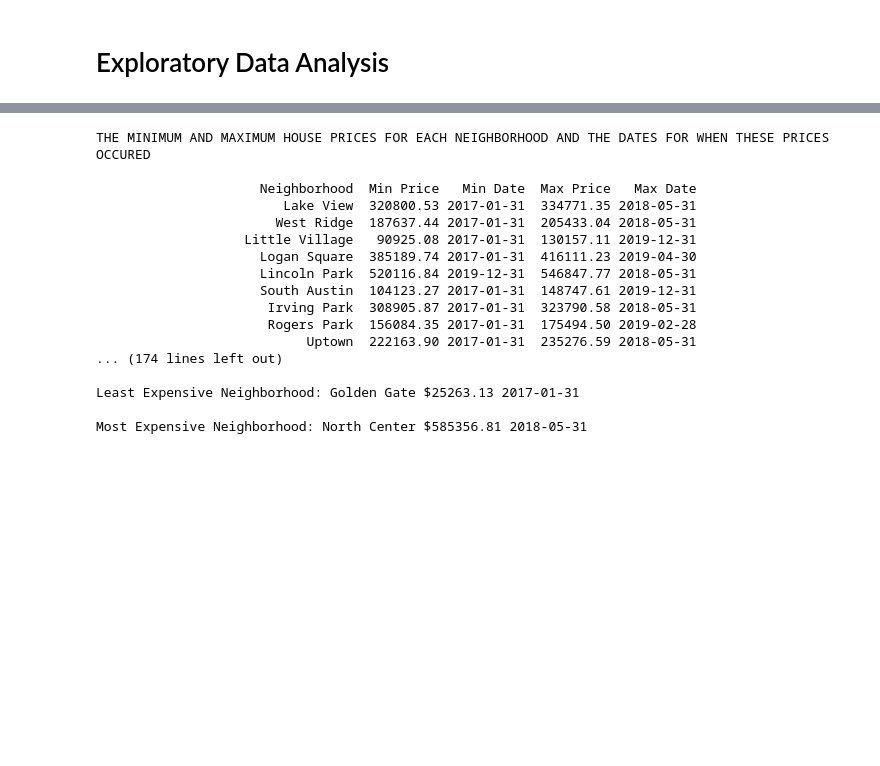
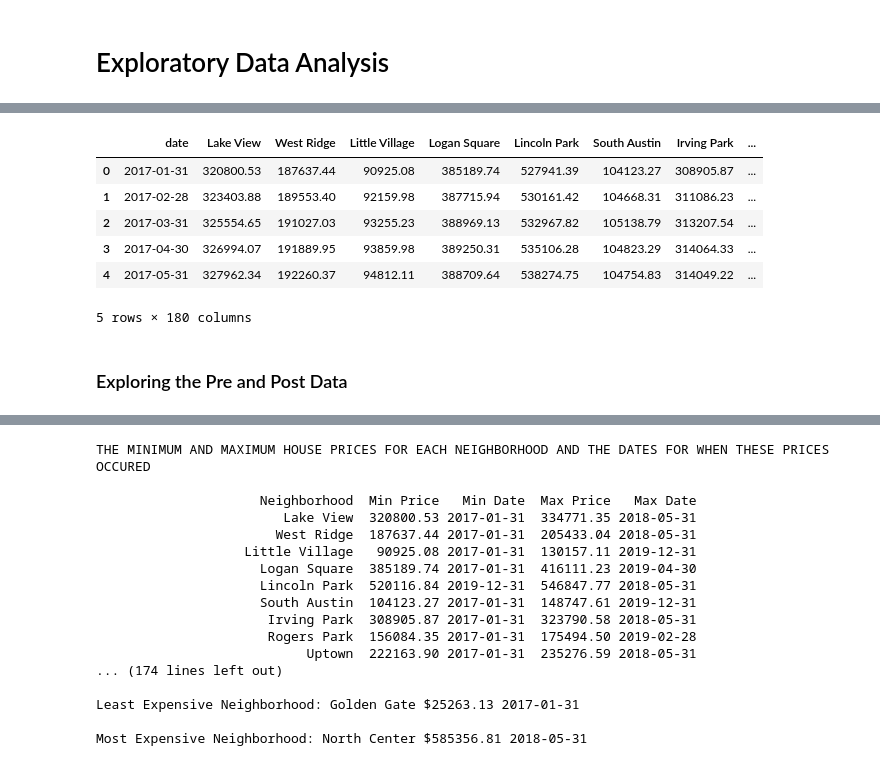
Before and after one commit to rajpatel322/group-project-kungfu-pandas, a Jupyter notebook: EDA.ipynb, the cells around one changed output, grey strips where cells are left out. Saved outputs shown, nothing was run; the diff lists cells and outputs as text; code cells hidden in the pictures; blank space fills up the shorter version.

```diff
--- a/EDA.ipynb
+++ b/EDA.ipynb
@@ -28,3 +29,16 @@ memory usage: 47.9+ MB
 # %%
-neighborhood_2017_2019 = pd.read_csv('csv_files/neighborhood_data_2017_2019.csv')
-neighborhood_2021_present = pd.read_csv('csv_files/neighborhood_data_2021_present.csv')
+# Transformed pre and post covid data for neighborhoods only in Chicago
+neighborhood_2017_2019_pre = pd.read_csv('csv_files/neighborhood_data_2017_2019.csv')
+neighborhood_2021_present_post = pd.read_csv('csv_files/neighborhood_data_2021_present.csv')
+
+neighborhood_2017_2019_pre.head()
+# %% [output]
+|  | date | Lake View | West Ridge | Little Village | Logan Square | Lincoln Park | South Austin | Irving Park | ... |
+| 0 | 2017-01-31 | 320800.53 | 187637.44 | 90925.08 | 385189.74 | 527941.39 | 104123.27 | 308905.87 | ... |
+| 1 | 2017-02-28 | 323403.88 | 189553.40 | 92159.98 | 387715.94 | 530161.42 | 104668.31 | 311086.23 | ... |
+| 2 | 2017-03-31 | 325554.65 | 191027.03 | 93255.23 | 388969.13 | 532967.82 | 105138.79 | 313207.54 | ... |
+| 3 | 2017-04-30 | 326994.07 | 191889.95 | 93859.98 | 389250.31 | 535106.28 | 104823.29 | 314064.33 | ... |
+| 4 | 2017-05-31 | 327962.34 | 192260.37 | 94812.11 | 388709.64 | 538274.75 | 104754.83 | 314049.22 | ... |
+5 rows × 180 columns
+# %% [markdown]
+### Exploring the Pre and Post Data
```
Also changed, not shown: parts of 6 cells of this notebook, 9 other files.
